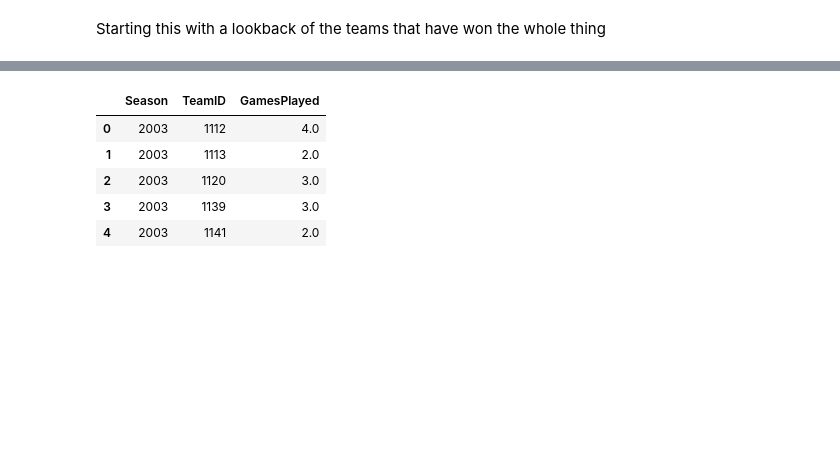
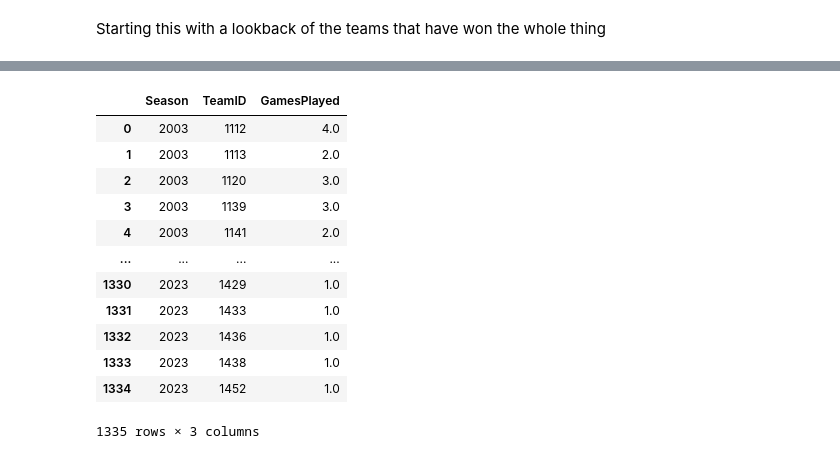
Before and after one commit to robertpcomer/MarchMadness, a Jupyter notebook: RC First Attempt.ipynb, the cells around one changed output, grey strips where cells are left out. Cells and saved outputs as stored; diff of their text form; code cells hidden in the pictures; blank space fills up the shorter version.

```diff
--- a/RC First Attempt.ipynb
+++ b/RC First Attempt.ipynb
@@ -182,23 +166,30 @@ df_transformed.head(200)
 # %%
 games_df = data
 
 team_season_games = games_df.groupby(['Season', 'WTeamID']).size().reset_index(name='Wins').rename(columns={'WTeamID': 'TeamID'})
 team_season_losses = games_df.groupby(['Season', 'LTeamID']).size().reset_index(name='Losses').rename(columns={'LTeamID': 'TeamID'})
 
 # Merge the win and loss counts on Season and TeamID, filling missing values with 0
 team_games_combined = pd.merge(team_season_games, team_season_losses, on=['Season', 'TeamID'], how='outer').fillna(0)
 
 # Calculate total games played
 team_games_combined['GamesPlayed'] = team_games_combined['Wins'] + team_games_combined['Losses']
 
 # Drop the Wins and Losses columns as they are not required for the final output
 team_games_combined.drop(columns=['Wins', 'Losses'], inplace=True)
 
-team_games_combined.head()
+team_games_combined
 # %% [output]
 |  | Season | TeamID | GamesPlayed |
 | 0 | 2003 | 1112 | 4.0 |
 | 1 | 2003 | 1113 | 2.0 |
 | 2 | 2003 | 1120 | 3.0 |
 | 3 | 2003 | 1139 | 3.0 |
 | 4 | 2003 | 1141 | 2.0 |
+| ... | ... | ... | ... |
+| 1330 | 2023 | 1429 | 1.0 |
+| 1331 | 2023 | 1433 | 1.0 |
+| 1332 | 2023 | 1436 | 1.0 |
+| 1333 | 2023 | 1438 | 1.0 |
+| 1334 | 2023 | 1452 | 1.0 |
+1335 rows × 3 columns
```
Also changed, not shown: parts of 14 cells of this notebook.
